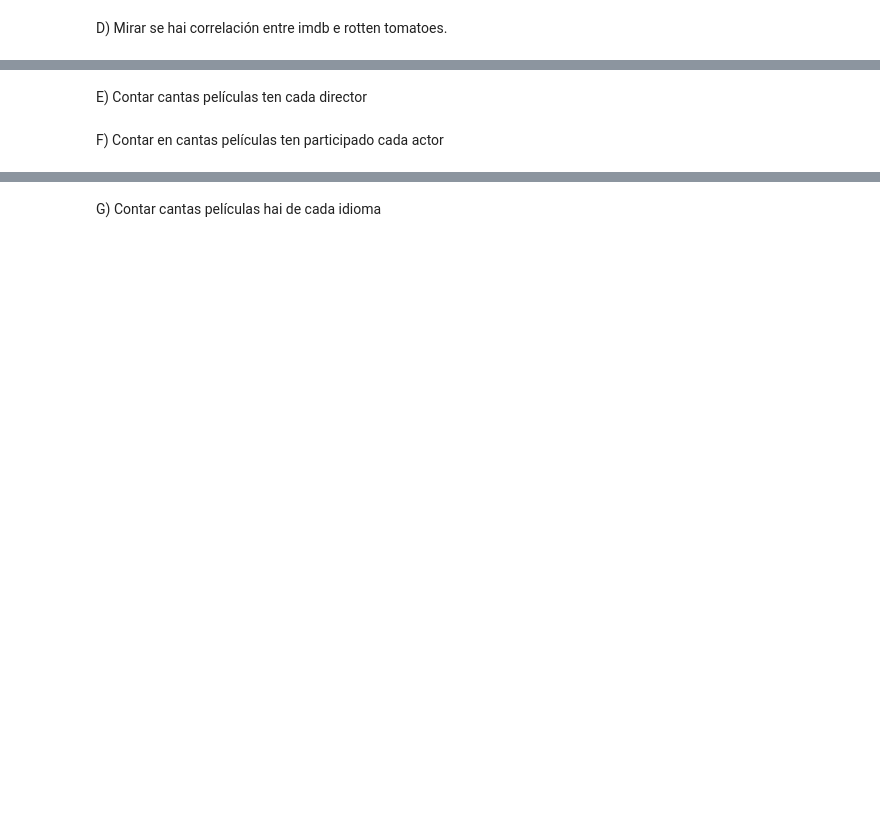
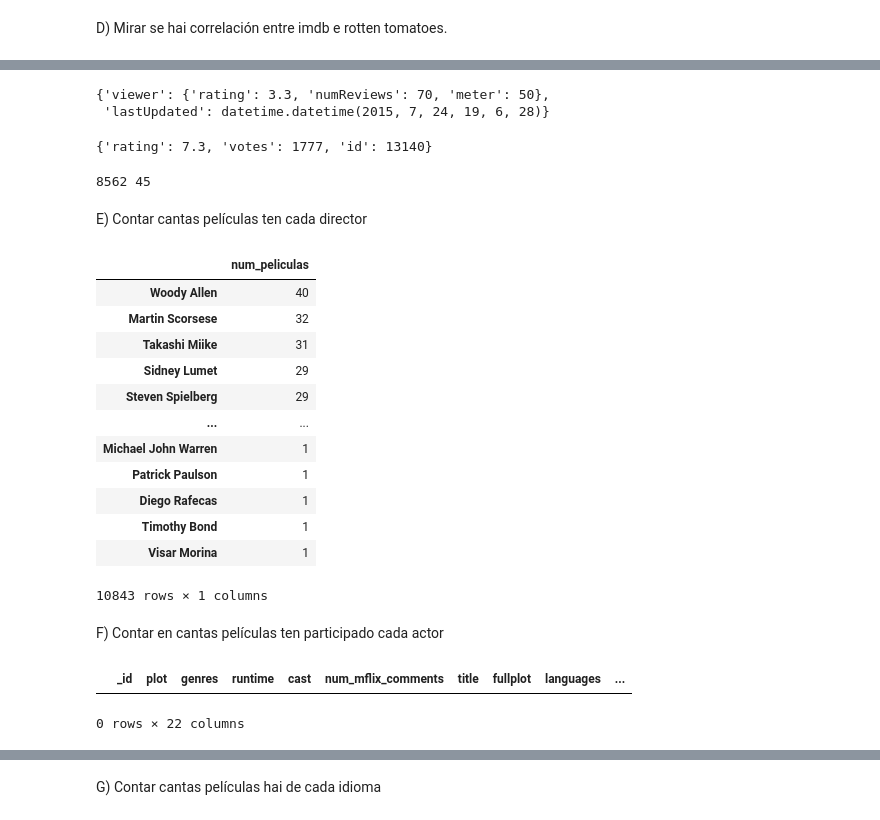
Before and after one commit to DaniMartinezX/SBD, a Jupyter notebook: tarefas/T3.2/T3_2.ipynb, the cells around one changed output, grey strips where cells are left out. Cells and saved outputs as stored; diff of their text form; code cells hidden in the pictures; blank space fills up the shorter version.

```diff
--- a/tarefas/T3.2/T3_2.ipynb
+++ b/tarefas/T3.2/T3_2.ipynb
@@ -216,4 +193,80 @@ D) Mirar se hai correlación entre imdb e rotten tomatoes.
+# %%
+df_movies["tomatoes"][20]
+# %% [output]
+{'viewer': {'rating': 3.3, 'numReviews': 70, 'meter': 50},
+ 'lastUpdated': datetime.datetime(2015, 7, 24, 19, 6, 28)}
+# %%
+df_movies["imdb"][6]
+# %% [output]
+{'rating': 7.3, 'votes': 1777, 'id': 13140}
+# %%
+tomatoe_viewer_rating = {}
+tomatoe_viewer_numReviews = {}
+
+list_tomatoes = df_movies["tomatoes"].dropna().to_list()
+list_tomatoes[0]["viewer"]
+idx = -1
+
+for i in list_tomatoes:
+    idx += 1
+    try:
+        tomatoe_viewer_rating[i["viewer"]["rating"]] = idx
+        tomatoe_viewer_numReviews[i["viewer"]["numReviews"]] = idx
+    except KeyError:
+        continue
+# %% [output]
+8562 45
 # %% [markdown]
 E) Contar cantas películas ten cada director
+# %%
+# Borro rexistros nan
+lista_directores = df_movies["directors"].dropna().tolist()
+
+directores_peliculas = {}
+
+
+for i in lista_directores:
+    # Hai valores de tipo float en algúns registros da columna "directors", entonces procederase a recoller os rexistros con listas de directores só
+    if isinstance(i, list):
+        if len(i) == 1:
+            if i[0] in directores_peliculas.keys():
+                directores_peliculas[i[0]] += 1
+            else:
+                directores_peliculas[i[0]] = 1
+        else:
+            for idx in i:
+                if idx in directores_peliculas.keys():
+                    directores_peliculas[idx] += 1
+                else:
+                    directores_peliculas[idx] = 1
+
+
+directores_peliculas = pd.DataFrame.from_dict(directores_peliculas, orient="index", columns=["num_peliculas"]).sort_values("num_peliculas", ascending=False)
+directores_peliculas
+
+# Unha maneira de eliminar as filas cuxos rexistros da correspondente columna "directors" foran float:
+# df_movies = df_movies.loc[~df_movies["directors"].isin([float])]
+# %% [output]
+|  | num_peliculas |
+| Woody Allen | 40 |
+| Martin Scorsese | 32 |
+| Takashi Miike | 31 |
+| Sidney Lumet | 29 |
+| Steven Spielberg | 29 |
+| ... | ... |
+| Michael John Warren | 1 |
+| Patrick Paulson | 1 |
+| Diego Rafecas | 1 |
+| Timothy Bond | 1 |
+| Visar Morina | 1 |
+10843 rows × 1 columns
 # %% [markdown]
 F) Contar en cantas películas ten participado cada actor
+# %%
+import numpy as np
+listas_actores = df_movies["cast"].dropna().tolist()
+
+df_movies[df_movies["cast"] == np.nan]
+# %% [output]
+|  | _id | plot | genres | runtime | cast | num_mflix_comments | title | fullplot | languages | ... |
+0 rows × 22 columns
```
Also changed, not shown: parts of 19 cells of this notebook, 1 other file.
